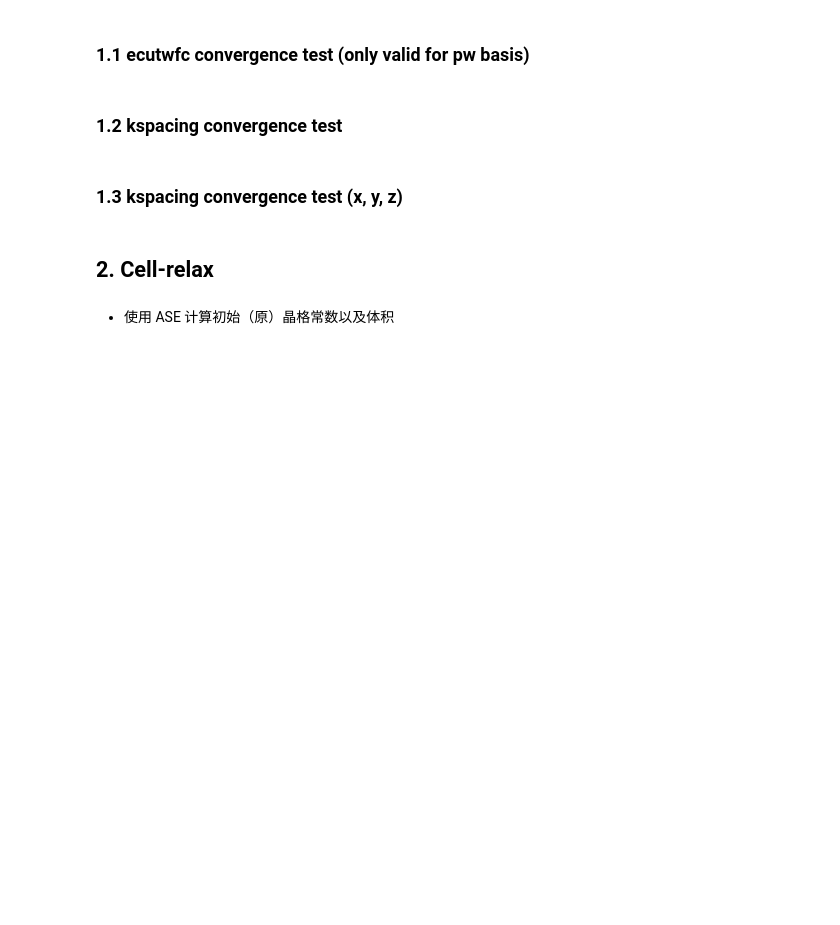
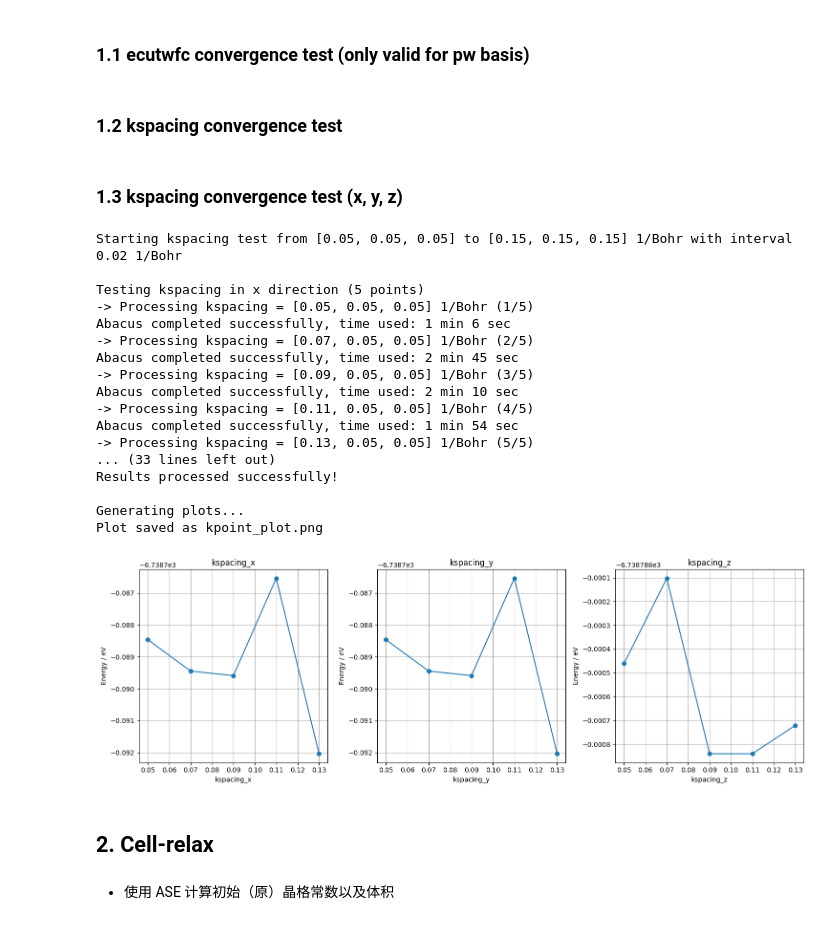
Before and after one commit to OutisLi/deepmd_learn, a Jupyter notebook: 5_Ti2AlC_Label/5. DFT_compare.ipynb, the cells around one changed output. Cells and saved outputs as stored; diff of their text form; code cells hidden in the pictures; blank space fills up the shorter version.

```diff
--- a/5_Ti2AlC_Label/5. DFT_compare.ipynb
+++ b/5_Ti2AlC_Label/5. DFT_compare.ipynb
@@ -25,10 +25,29 @@ conv_test.kpoint_generate_plot()
 # %%
 from convergence_test import ABACUSConvergenceTest
 
 conv_test = ABACUSConvergenceTest()
-conv_test.kpoint_xyz_run(kspacing_min_xyz=[0.05, 0.05, 0.05], kspacing_max_xyz=[0.15, 0.15, 0.15], kspacing_interval_xyz=0.01)
+conv_test.kpoint_xyz_run(kspacing_min_xyz=[0.05, 0.05, 0.05], kspacing_max_xyz=[0.15, 0.15, 0.15], kspacing_interval_xyz=0.02)
 conv_test.kpoint_xyz_postprocessing()
 conv_test.kpoint_xyz_generate_plot()
+# %% [output]
+Starting kspacing test from [0.05, 0.05, 0.05] to [0.15, 0.15, 0.15] 1/Bohr with interval 0.02 1/Bohr
+
+Testing kspacing in x direction (5 points)
+-> Processing kspacing = [0.05, 0.05, 0.05] 1/Bohr (1/5)
+Abacus completed successfully, time used: 1 min 6 sec
+-> Processing kspacing = [0.07, 0.05, 0.05] 1/Bohr (2/5)
+Abacus completed successfully, time used: 2 min 45 sec
+-> Processing kspacing = [0.09, 0.05, 0.05] 1/Bohr (3/5)
+Abacus completed successfully, time used: 2 min 10 sec
+-> Processing kspacing = [0.11, 0.05, 0.05] 1/Bohr (4/5)
+Abacus completed successfully, time used: 1 min 54 sec
+-> Processing kspacing = [0.13, 0.05, 0.05] 1/Bohr (5/5)
+... (33 lines left out)
+Results processed successfully!
+
+Generating plots...
+Plot saved as kpoint_plot.png
+[figure, added]
 # %% [markdown]
 ## 2. Cell-relax
 # %%
```
Also changed, not shown: parts of 20 cells of this notebook, 17 other files.
